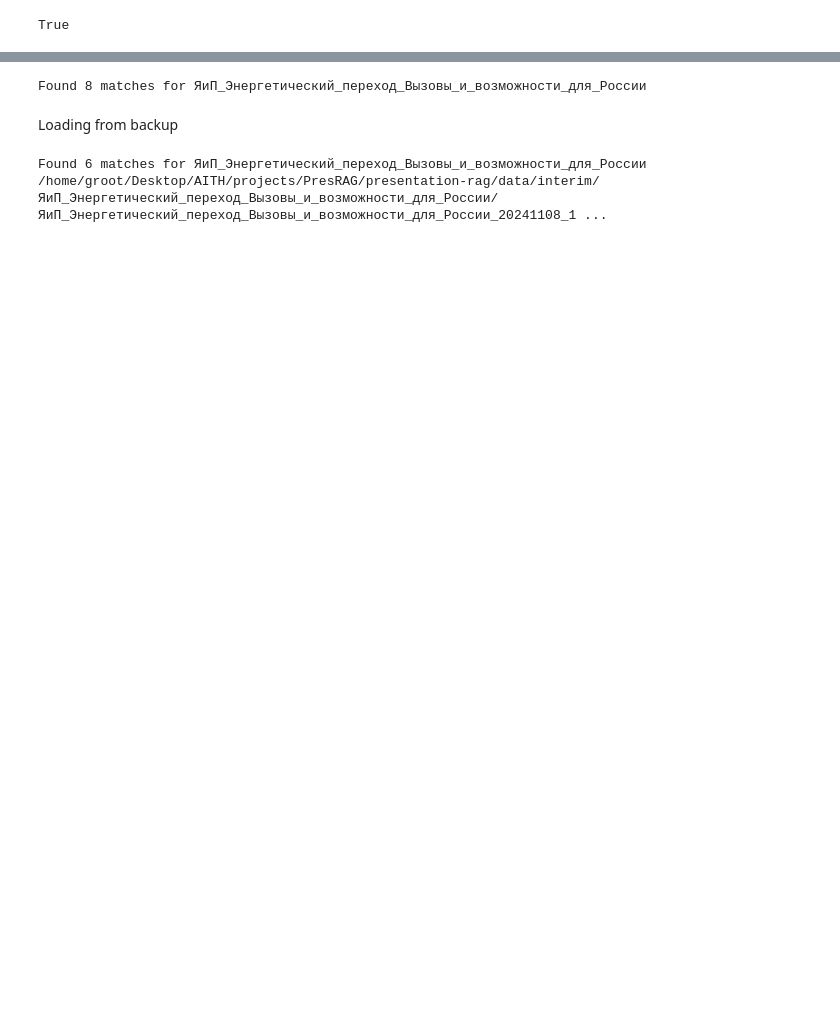
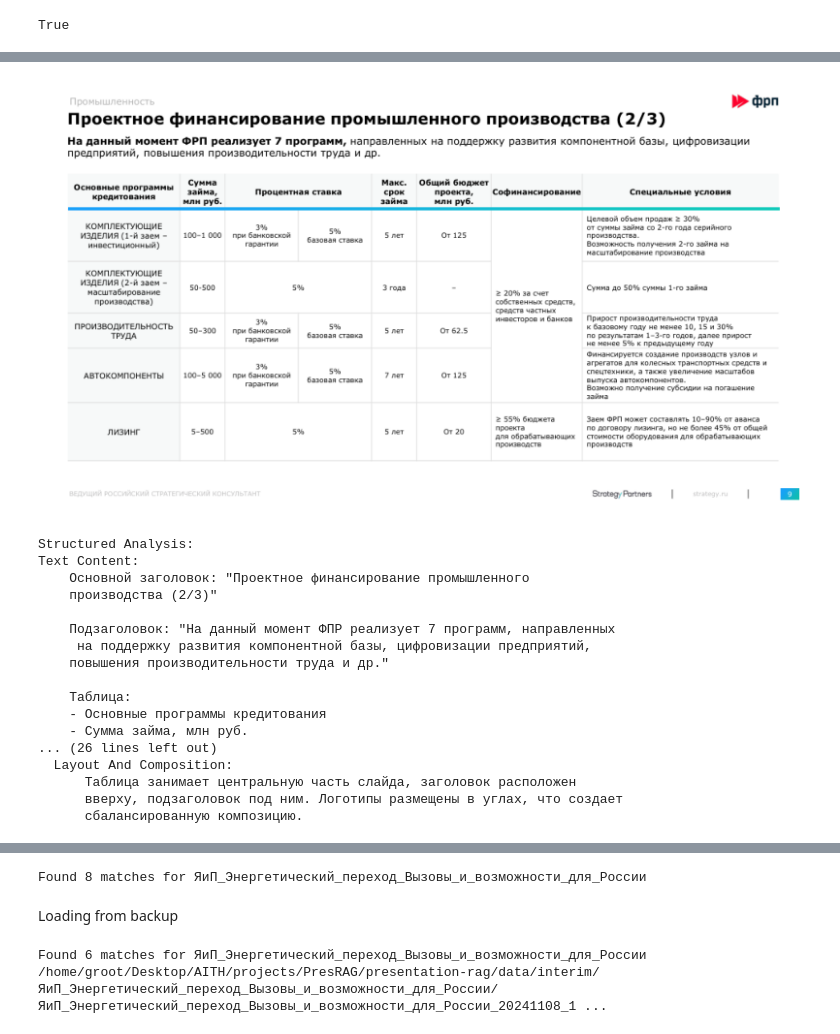
Before and after one commit to tambovtsev-io/presentation-search, a Jupyter notebook: notebooks/prompts/testing_prompts.ipynb, the cells around one changed output, grey strips where cells are left out. Cells and saved outputs as stored; diff of their text form; code cells hidden in the pictures; blank space fills up the shorter version.

```diff
--- a/notebooks/prompts/testing_prompts.ipynb
+++ b/notebooks/prompts/testing_prompts.ipynb
@@ -19,0 +157,27 @@ from src.testing_utils.echo_llm import EchoLLM
+# %%
+out = slide_pipeline.invoke(
+    dict(
+        pdf_path="SP_Навигатор_по_мерам_гос_поддержки",
+        page_num=8,
+    )
+)
+display_chain_outputs(out["chain_outputs"])
+# %% [output]
+[figure, added]
+Structured Analysis:
+Text Content:
+    Основной заголовок: "Проектное финансирование промышленного
+    производства (2/3)"
+
+    Подзаголовок: "На данный момент ФПР реализует 7 программ, направленных
+     на поддержку развития компонентной базы, цифровизации предприятий,
+    повышения производительности труда и др."
+
+    Таблица:
+    - Основные программы кредитования
+    - Сумма займа, млн руб.
+... (26 lines left out)
+  Layout And Composition:
+      Таблица занимает центральную часть слайда, заголовок расположен
+      вверху, подзаголовок под ним. Логотипы размещены в углах, что создает
+      сбалансированную композицию.
```
Also changed, not shown: parts of 21 cells of this notebook, 4 other files.
